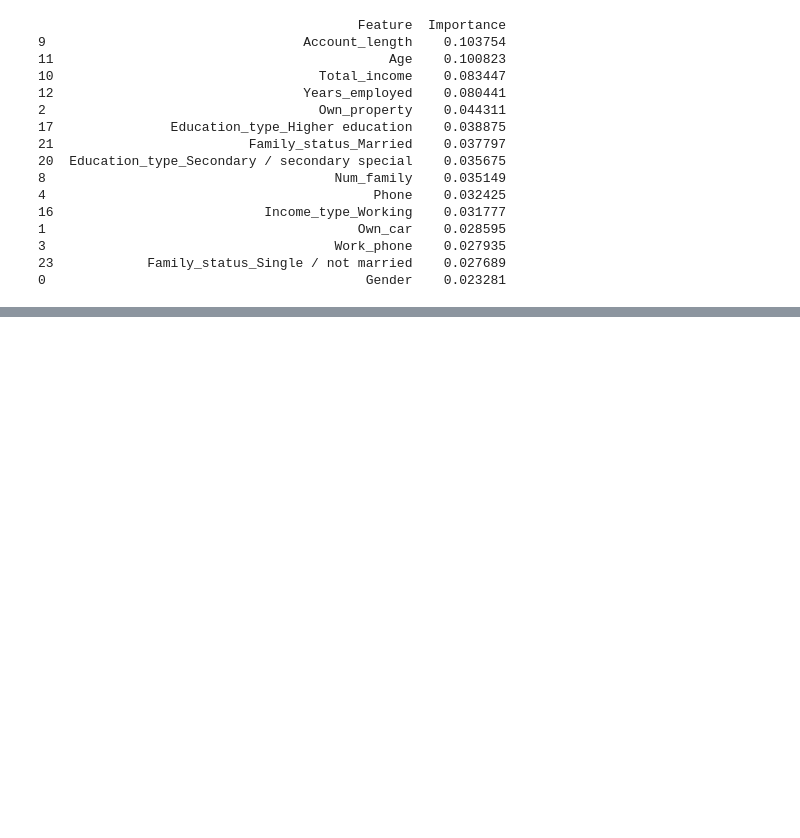
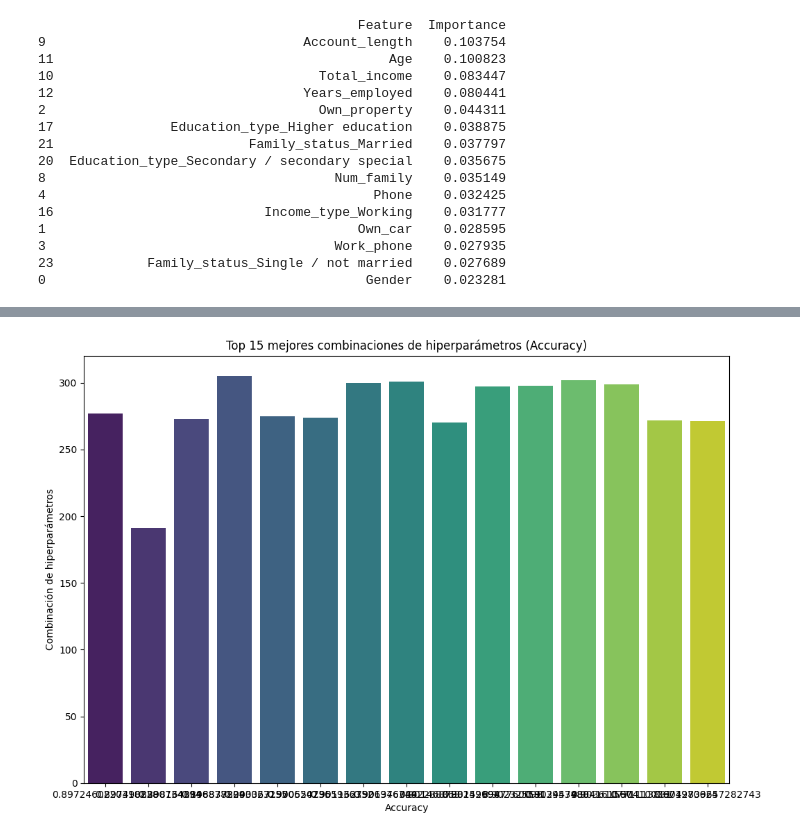
Before and after one commit to Jartorias/DSII_61115_Coderhouse, a Jupyter notebook: ProyectoDSII_ParteI_Diego_Fernando_Neira_Echeverry_Comision_61115.ipynb, the cells around one changed output, grey strips where cells are left out. Saved outputs shown, nothing was run; the diff lists cells and outputs as text; code cells hidden in the pictures; blank space fills up the shorter version.

```diff
--- a/ProyectoDSII_ParteI_Diego_Fernando_Neira_Echeverry_Comision_61115.ipynb
+++ b/ProyectoDSII_ParteI_Diego_Fernando_Neira_Echeverry_Comision_61115.ipynb
@@ -1555,0 +1720,90 @@ Top 15 Características basadas en los Coeficientes del Modelo de Regresión Log
+# %%
+import pandas as pd
+import matplotlib.pyplot as plt
+import seaborn as sns
+import numpy as np
+from sklearn.model_selection import StratifiedKFold, train_test_split, GridSearchCV
+from sklearn.ensemble import RandomForestClassifier
+from sklearn.metrics import classification_report, confusion_matrix, accuracy_score
+from imblearn.over_sampling import SMOTE
+
+# A partir del DataFrame `df_cleaned`
+df = df_cleaned.copy()  # Usar el dataset limpio
+
+# Separar características (X) y variable objetivo (y)
+X = df.drop(columns=['Target'])
+y = df['Target']
+
+# Convertir variables categóricas a formato numérico usando OneHotEncoding
+X = pd.get_dummies(X, drop_first=True)
+
+# Inicializar SMOTE y Stratified K-Fold
+smote = SMOTE(random_state=42)
+skf = StratifiedKFold(n_splits=5)
+
+# Definir el modelo de RandomForestClassifier
+rf_model = RandomForestClassifier(random_state=42)
+
+# Definir la grilla de hiperparámetros para GridSearchCV
+param_grid = {
+    'n_estimators': [50, 100, 150],
+    'max_depth': [10, 15, 20, None],
+    'min_samples_split': [2, 5, 10],
+    'min_samples_leaf': [1, 2, 4],
+    'max_features': ['auto', 'sqrt', 'log2']
+}
+
+# Inicializar GridSearchCV con Stratified K-Fold y SMOTE en el pipeline
+grid_search = GridSearchCV(estimator=rf_model, param_grid=param_grid, cv=skf, scoring='accuracy', n_jobs=-1, verbose=2)
+
+# Aplicar SMOTE y entrenar el modelo
+X_resampled, y_resampled = smote.fit_resample(X, y)
+grid_search.fit(X_resampled, y_resampled)
+
+# Extraer los mejores 15 hiperparámetros
+best_params = grid_search.best_params_
+print(f'Mejores hiperparámetros: {best_params}')
+print(f'Mejor Accuracy obtenido: {grid_search.best_score_}')
+
+# Extraer todos los resultados y ordenarlos para obtener los 15 mejores
+results_df = pd.DataFrame(grid_search.cv_results_)
+top_15_results = results_df.nlargest(15, 'mean_test_score')
+
+# Graficar los 15 mejores hiperparámetros y su accuracy
+plt.figure(figsize=(12, 8))
+sns.barplot(x='mean_test_score', y=top_15_results.index, data=top_15_results, palette="viridis")
+plt.title('Top 15 mejores combinaciones de hiperparámetros (Accuracy)')
+plt.xlabel("Accuracy")
+plt.ylabel("Combinación de hiperparámetros")
+plt.show()
+
+# Evaluar el modelo final con los mejores hiperparámetros en el conjunto de prueba
+X_train, X_test, y_train, y_test = train_test_split(X_resampled, y_resampled, test_size=0.2, random_state=42, stratify=y_resampled)
+final_model = RandomForestClassifier(**best_params, random_state=42)
+final_model.fit(X_train, y_train)
+
+# Realizar predicciones y evaluar el modelo final
+y_pred_final = final_model.predict(X_test)
+print("Matriz de confusión del modelo final:")
+print(confusion_matrix(y_test, y_pred_final))
+print("\nInforme de clasificación del modelo final:")
+print(classification_report(y_test, y_pred_final))
+
+# Crear un DataFrame con las importancias de las características
+importances = final_model.feature_importances_
+features_names = X_train.columns
+importance_df = pd.DataFrame({'Feature': features_names, 'Importance': importances})
+importance_df = importance_df.sort_values(by='Importance', ascending=False)
+
+# Visualizar las 15 características más importantes
+plt.figure(figsize=(12, 8))
+sns.barplot(x='Importance', y='Feature', data=importance_df.head(15), palette="viridis")
+plt.title('Feature Importance')
+plt.xlabel("Importancia")
+plt.ylabel("Características")
+plt.show()
+
+# Analizando un top 15 de características
+top_features = importance_df.head(15)
+print(top_features)
+# %% [output]
@@ -1555,0 +1833 @@ Top 15 Características basadas en los Coeficientes del Modelo de Regresión Log
+[figure, added]
```
Also changed, not shown: parts of 17 cells of this notebook.
